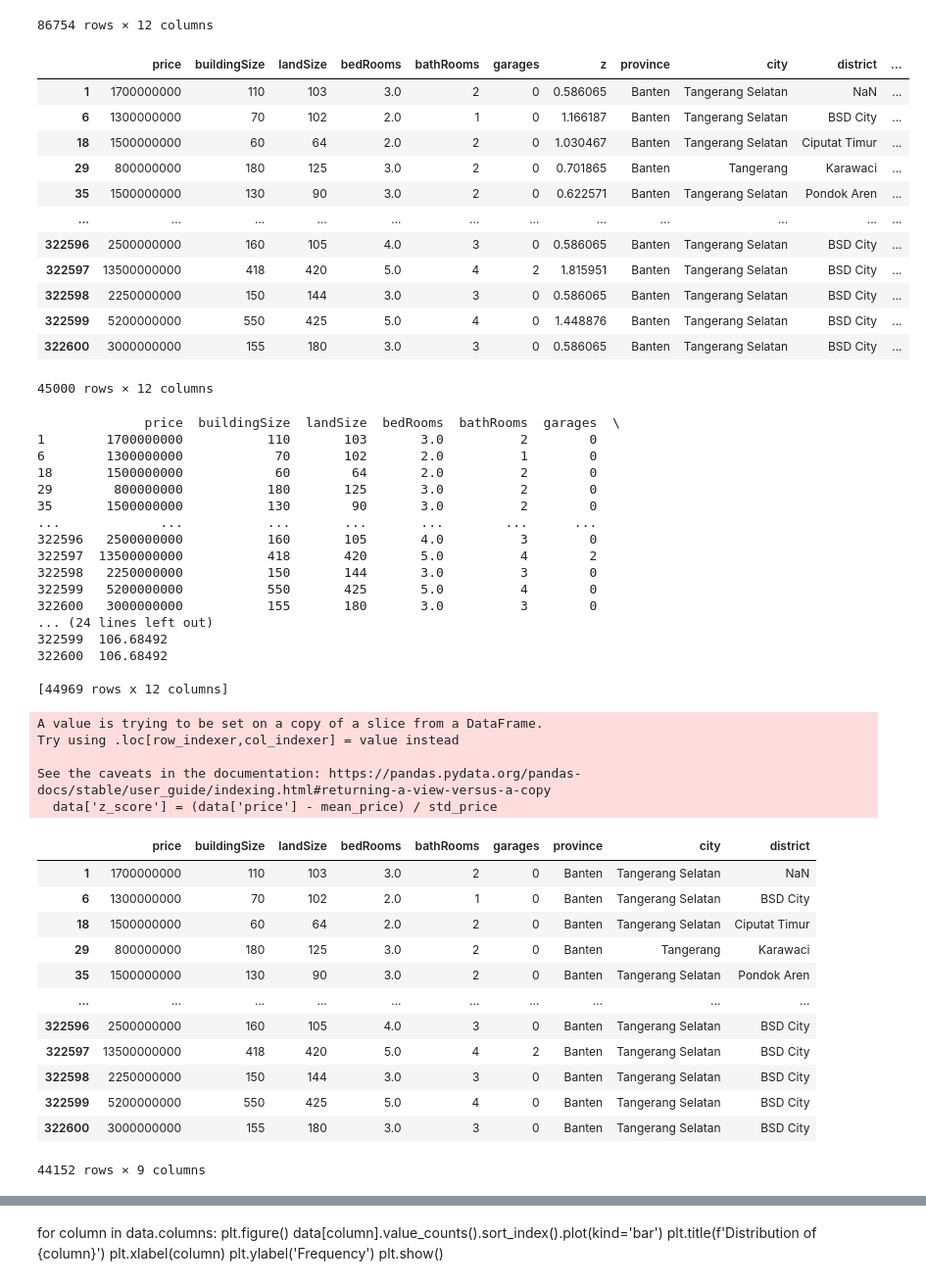
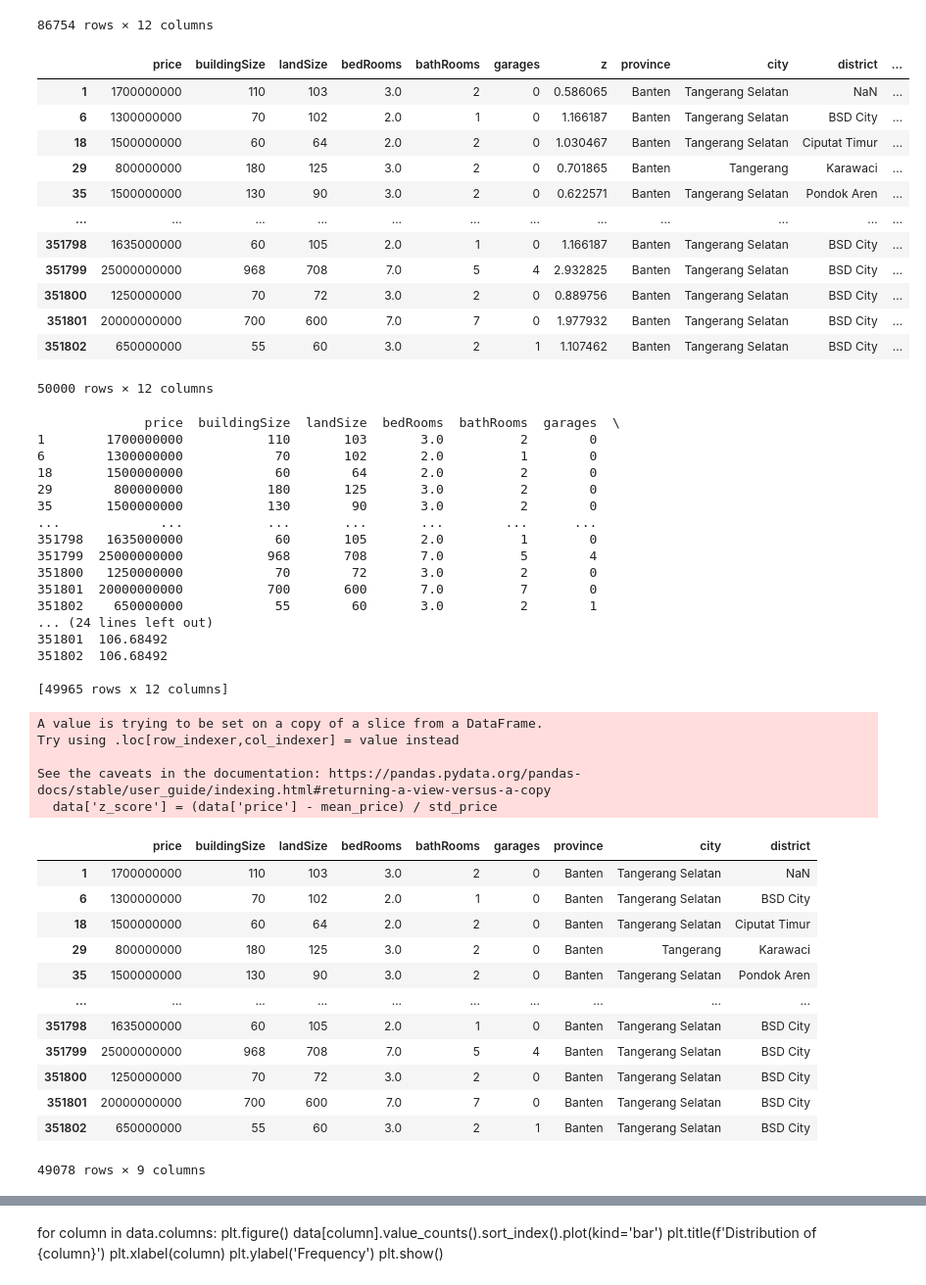
Before and after one commit to mutiarasny/project-prediksi-harga-properti, a Jupyter notebook: pbl.ipynb, the cells around one changed output, grey strips where cells are left out. Shown at 98% size. Cells and saved outputs as stored; diff of their text form; code cells hidden in the pictures.

```diff
--- a/pbl.ipynb
+++ b/pbl.ipynb
@@ -30,22 +30,22 @@ jatim
 | 594642 | 525000000 | 36 | 76 | 2.0 | 1 | 0 | 1.389294 | Banten | Tangerang Selatan | Pamulang | ... |
 86754 rows × 12 columns
 # %%
-data = jatim.iloc[:45000]
+data = jatim.iloc[:50000]
 data
 # %% [output]
 |  | price | buildingSize | landSize | bedRooms | bathRooms | garages | z | province | city | district | ... |
 | 1 | 1700000000 | 110 | 103 | 3.0 | 2 | 0 | 0.586065 | Banten | Tangerang Selatan | NaN | ... |
 | 6 | 1300000000 | 70 | 102 | 2.0 | 1 | 0 | 1.166187 | Banten | Tangerang Selatan | BSD City | ... |
 | 18 | 1500000000 | 60 | 64 | 2.0 | 2 | 0 | 1.030467 | Banten | Tangerang Selatan | Ciputat Timur | ... |
 | 29 | 800000000 | 180 | 125 | 3.0 | 2 | 0 | 0.701865 | Banten | Tangerang | Karawaci | ... |
 | 35 | 1500000000 | 130 | 90 | 3.0 | 2 | 0 | 0.622571 | Banten | Tangerang Selatan | Pondok Aren | ... |
 | ... | ... | ... | ... | ... | ... | ... | ... | ... | ... | ... | ... |
-| 322596 | 2500000000 | 160 | 105 | 4.0 | 3 | 0 | 0.586065 | Banten | Tangerang Selatan | BSD City | ... |
-| 322597 | 13500000000 | 418 | 420 | 5.0 | 4 | 2 | 1.815951 | Banten | Tangerang Selatan | BSD City | ... |
-| 322598 | 2250000000 | 150 | 144 | 3.0 | 3 | 0 | 0.586065 | Banten | Tangerang Selatan | BSD City | ... |
-| 322599 | 5200000000 | 550 | 425 | 5.0 | 4 | 0 | 1.448876 | Banten | Tangerang Selatan | BSD City | ... |
-| 322600 | 3000000000 | 155 | 180 | 3.0 | 3 | 0 | 0.586065 | Banten | Tangerang Selatan | BSD City | ... |
+| 351798 | 1635000000 | 60 | 105 | 2.0 | 1 | 0 | 1.166187 | Banten | Tangerang Selatan | BSD City | ... |
+| 351799 | 25000000000 | 968 | 708 | 7.0 | 5 | 4 | 2.932825 | Banten | Tangerang Selatan | BSD City | ... |
+| 351800 | 1250000000 | 70 | 72 | 3.0 | 2 | 0 | 0.889756 | Banten | Tangerang Selatan | BSD City | ... |
+| 351801 | 20000000000 | 700 | 600 | 7.0 | 7 | 0 | 1.977932 | Banten | Tangerang Selatan | BSD City | ... |
+| 351802 | 650000000 | 55 | 60 | 3.0 | 2 | 1 | 1.107462 | Banten | Tangerang Selatan | BSD City | ... |
-45000 rows × 12 columns
+50000 rows × 12 columns
 # %%
 # Menghitung mean dan standar deviasi
 mean_price = np.mean(data['price'])
@@ -69,16 +69,16 @@ print(data)
 29        800000000           180       125       3.0          2        0
 35       1500000000           130        90       3.0          2        0
 ...             ...           ...       ...       ...        ...      ...
-322596   2500000000           160       105       4.0          3        0
-322597  13500000000           418       420       5.0          4        2
-322598   2250000000           150       144       3.0          3        0
-322599   5200000000           550       425       5.0          4        0
-322600   3000000000           155       180       3.0          3        0
+351798   1635000000            60       105       2.0          1        0
+351799  25000000000           968       708       7.0          5        4
+351800   1250000000            70        72       3.0          2        0
+351801  20000000000           700       600       7.0          7        0
+351802    650000000            55        60       3.0          2        1
 ... (24 lines left out)
-322599  106.68492
-322600  106.68492
+351801  106.68492
+351802  106.68492
 
-[44969 rows x 12 columns]
+[49965 rows x 12 columns]
 A value is trying to be set on a copy of a slice from a DataFrame.
 Try using .loc[row_indexer,col_indexer] = value instead
 
@@ -97,12 +97,12 @@ data
 | 29 | 800000000 | 180 | 125 | 3.0 | 2 | 0 | Banten | Tangerang | Karawaci |
 | 35 | 1500000000 | 130 | 90 | 3.0 | 2 | 0 | Banten | Tangerang Selatan | Pondok Aren |
 | ... | ... | ... | ... | ... | ... | ... | ... | ... | ... |
-| 322596 | 2500000000 | 160 | 105 | 4.0 | 3 | 0 | Banten | Tangerang Selatan | BSD City |
-| 322597 | 13500000000 | 418 | 420 | 5.0 | 4 | 2 | Banten | Tangerang Selatan | BSD City |
-| 322598 | 2250000000 | 150 | 144 | 3.0 | 3 | 0 | Banten | Tangerang Selatan | BSD City |
-| 322599 | 5200000000 | 550 | 425 | 5.0 | 4 | 0 | Banten | Tangerang Selatan | BSD City |
-| 322600 | 3000000000 | 155 | 180 | 3.0 | 3 | 0 | Banten | Tangerang Selatan | BSD City |
+| 351798 | 1635000000 | 60 | 105 | 2.0 | 1 | 0 | Banten | Tangerang Selatan | BSD City |
+| 351799 | 25000000000 | 968 | 708 | 7.0 | 5 | 4 | Banten | Tangerang Selatan | BSD City |
+| 351800 | 1250000000 | 70 | 72 | 3.0 | 2 | 0 | Banten | Tangerang Selatan | BSD City |
+| 351801 | 20000000000 | 700 | 600 | 7.0 | 7 | 0 | Banten | Tangerang Selatan | BSD City |
+| 351802 | 650000000 | 55 | 60 | 3.0 | 2 | 1 | Banten | Tangerang Selatan | BSD City |
-44152 rows × 9 columns
+49078 rows × 9 columns
 # %%
 missing_values = data.isnull().sum()
 missing_values
```
Also changed, not shown: parts of 7 cells of this notebook, 8 other files.
